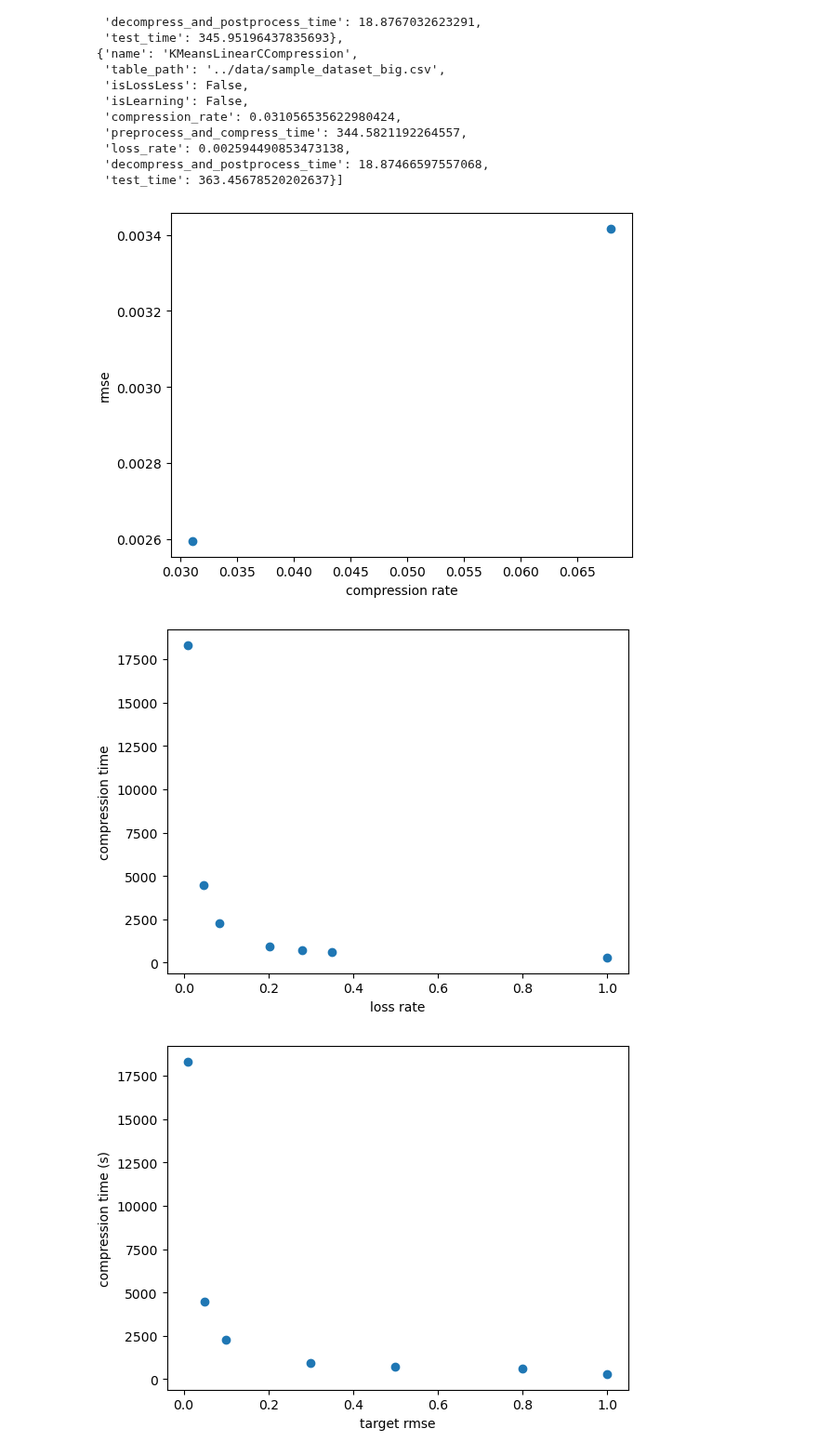
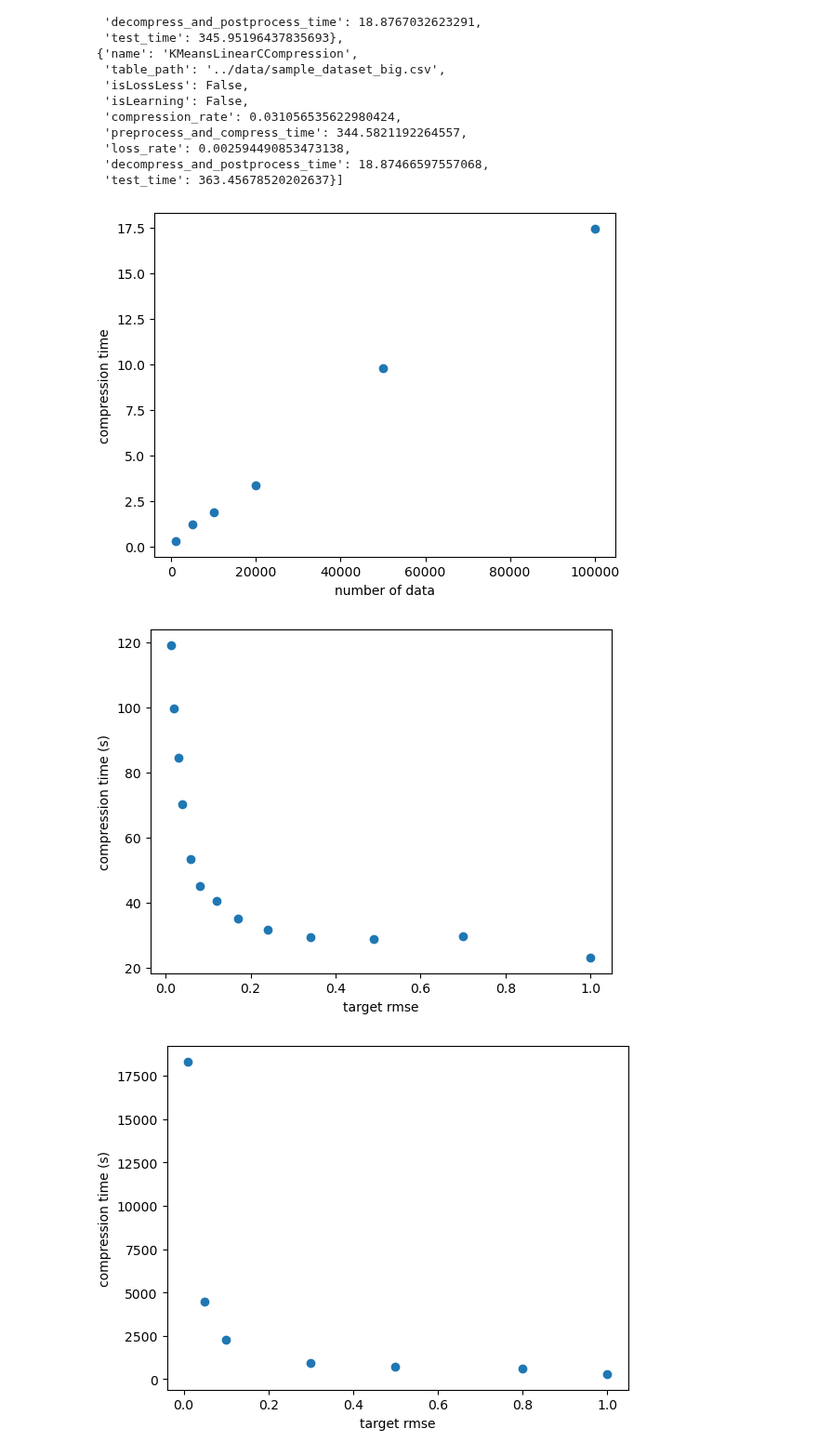
Before and after one commit to BuryatyaTut/STIL_internship, a Jupyter notebook: notebooks/platform_playground.ipynb, the cells around one changed output. Shown at 93% size. Saved outputs shown, nothing was run; the diff lists cells and outputs as text; code cells hidden in the pictures.

```diff
--- a/notebooks/platform_playground.ipynb
+++ b/notebooks/platform_playground.ipynb
@@ -61,7 +78,6 @@ from scaffold.json import json_scaffold
 json_scaffold("plug_config.json")
 # %%
 from algo.codec.pca_to_kmeans_1d_c import PCAToKMeansCompression
-from algo.codec.zstd import ZstdLibraryCompressionAlgorithm
 from algo.codec.kmeans_1d_c import KMeansLinearCCompression
 from algo.process.normalize import NormalizeProcessing
 from scaffold import Scaffold
@@ -70,13 +86,15 @@ np.seterr(all='warn')
 benchmarks = []
 #np.seterr(all='raise') # something breaks on the large dataset
 #datasets = [f'../data/sample_dataset_{cutoff}.csv' for cutoff in cutoff_list]
-Algos = [PCAToKMeansCompression(n_pca_components=10, kmeans_component_ratio=200), KMeansLinearCCompression(raw_compression_ratio=200, max_rmse=0)]
+Algos = [KMeansLinearCCompression(max_rmse=0.014, threads=8)]
 Processes = [NormalizeProcessing()]
-for algo in Algos:
-    for proc in Processes:
-        a = Scaffold(algo, proc, "../data/smoke_detection_iot.csv")
-        a.start("test", logs=True)
-        print(a.benchmark)
-        benchmarks.append(a.benchmark)
-        print("---------------------")
+files = [f'../data/sample_dataset_{times}.csv' for times in [1000, 5000, 10000, 20000, 50000, 100000, 'big']]
+for file in files:
+    for algo in Algos:
+        for proc in Processes:
+            a = Scaffold(algo, proc, file)
+            a.start("test", logs=True)
+            print(a.benchmark)
+            benchmarks.append(a.benchmark)
+            print("---------------------")
 # %% [output]
@@ -99,6 +117,8 @@ Function test took 16.708462476730347 seconds to execute.
 ---------------------
 # %%
 benchmarks_all = benchmarks.copy()
+# %%
+file_size = [1000, 5000, 10000, 20000, 50000, 100000, 541439]
 # %%
 import pickle
 # %%
@@ -148,23 +172,23 @@ benchmarks
   'test_time': 363.45678520202637}]
 # %%
 from matplotlib import pyplot as plt
-xs = [result['compression_rate'] for result in benchmarks]
-ys = [result['loss_rate'] for result in benchmarks]
+xs = [file_size[:-1]]
+ys = [result['preprocess_and_compress_time'] for result in benchmarks[:-1]]
 plt.scatter(xs, ys)
-plt.xlabel('compression rate')
-plt.ylabel('rmse')
+plt.xlabel('number of data')
+plt.ylabel('compression time')
 plt.show()
 # %% [output]
-[figure, old version]
+[figure, new version]
 # %%
-xs = [result['loss_rate'] for result in results]
-ys = [result['preprocess_and_compress_time'] for result in results]
+xs = [list_rmses]
+ys = [result['preprocess_and_compress_time'] for result in benchmarks]
 plt.scatter(xs, ys)
-plt.xlabel('loss rate')
-plt.ylabel('compression time')
+plt.xlabel('target rmse')
+plt.ylabel('compression time (s)')
 plt.show()
 # %% [output]
-[figure, old version]
+[figure, new version]
 # %%
 ys = [result['preprocess_and_compress_time'] for result in results]
 plt.scatter(list_rmses, ys)
```
Also changed, not shown: parts of 6 cells of this notebook, 13 other files.
